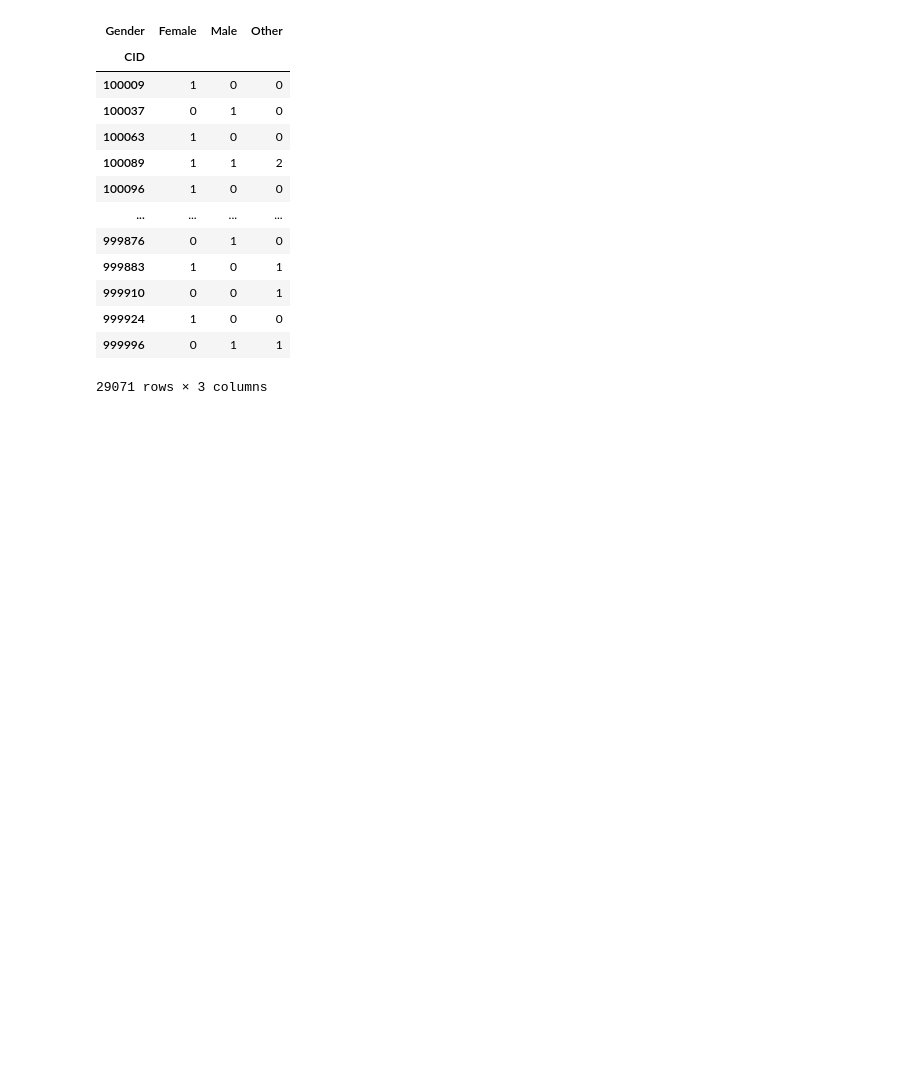
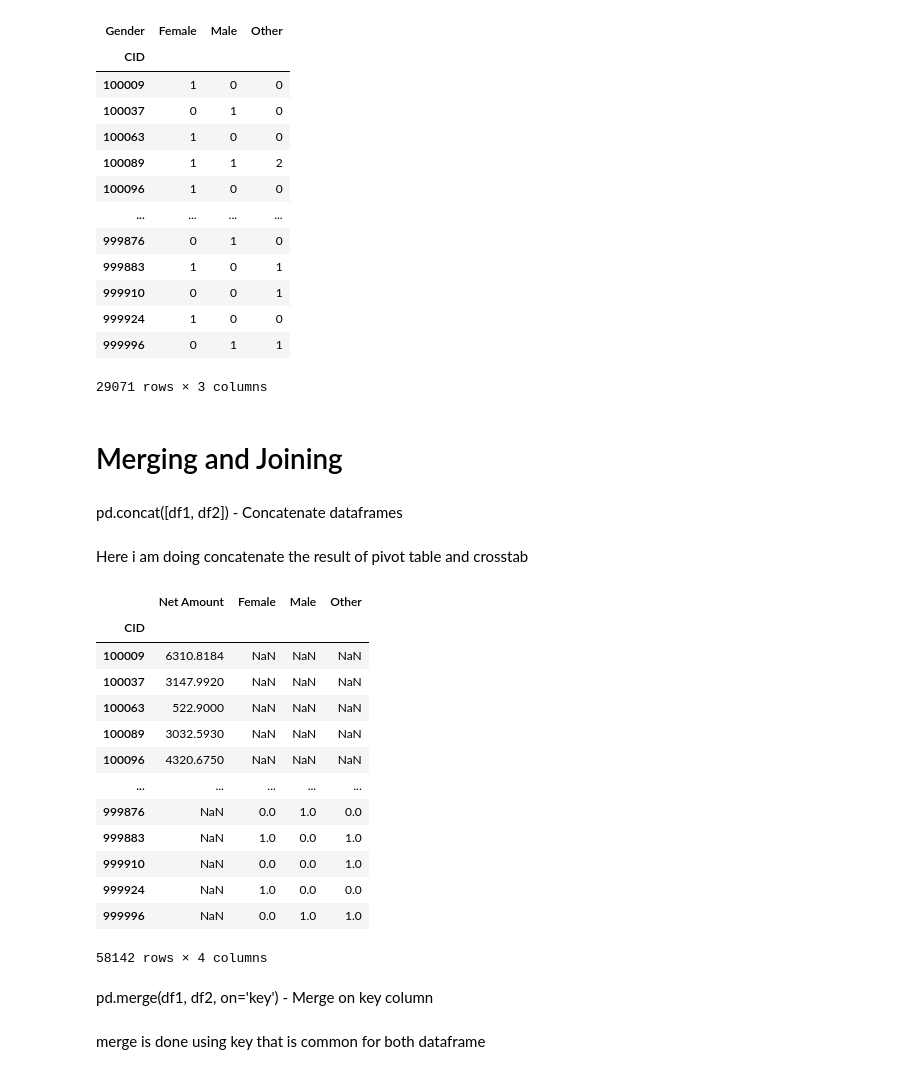
Before and after one commit to R123gh/Data-cleaning-project-, a Jupyter notebook: important_function_pandas 2.ipynb, the cells around one changed output. Saved outputs shown, nothing was run; the diff lists cells and outputs as text; code cells hidden in the pictures; blank space fills up the shorter version.

```diff
--- a/important_function_pandas 2.ipynb
+++ b/important_function_pandas 2.ipynb
@@ -88,3 +88,32 @@ B
 | 999924 | 1 | 0 | 0 |
 | 999996 | 0 | 1 | 1 |
 29071 rows × 3 columns
+# %% [markdown]
+#   Merging and Joining
+# %% [markdown]
+pd.concat([df1, df2]) - Concatenate dataframes
+# %% [markdown]
+Here i am doing concatenate the result of pivot table and crosstab
+# %%
+concatenate = pd.concat([a,B])
+# %%
+concatenate
+# %% [output]
+|  | Net Amount | Female | Male | Other |
+| CID |  |  |  |  |
+| 100009 | 6310.8184 | NaN | NaN | NaN |
+| 100037 | 3147.9920 | NaN | NaN | NaN |
+| 100063 | 522.9000 | NaN | NaN | NaN |
+| 100089 | 3032.5930 | NaN | NaN | NaN |
+| 100096 | 4320.6750 | NaN | NaN | NaN |
+| ... | ... | ... | ... | ... |
+| 999876 | NaN | 0.0 | 1.0 | 0.0 |
+| 999883 | NaN | 1.0 | 0.0 | 1.0 |
+| 999910 | NaN | 0.0 | 0.0 | 1.0 |
+| 999924 | NaN | 1.0 | 0.0 | 0.0 |
+| 999996 | NaN | 0.0 | 1.0 | 1.0 |
+58142 rows × 4 columns
+# %% [markdown]
+ pd.merge(df1, df2, on='key') - Merge on key column
+# %% [markdown]
+merge is done using key that is common for both dataframe
```
Also changed, not shown: parts of 7 cells of this notebook.
